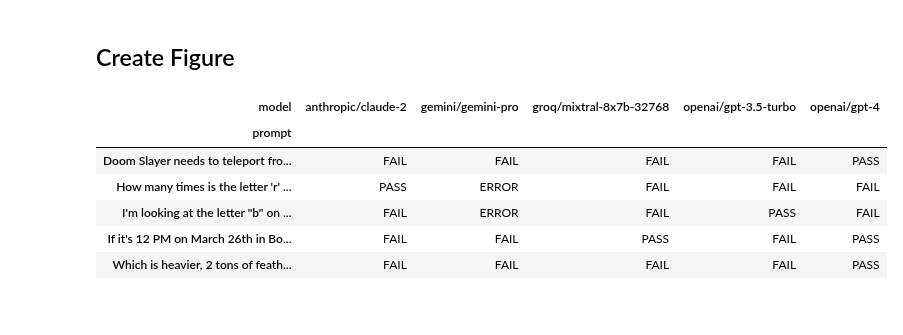
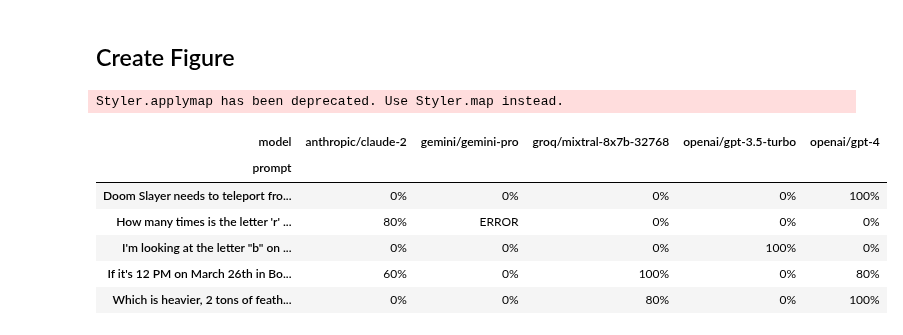
Before and after one commit to abigailhaddad/LMGradingRubric, a Jupyter notebook: code/Quick Assessment.ipynb, the cells around one changed output. Cells and saved outputs as stored; diff of their text form; code cells hidden in the pictures.

Commit message:
-multiple runs and gradient color

```diff
--- a/code/Quick Assessment.ipynb
+++ b/code/Quick Assessment.ipynb
@@ -215,40 +238,34 @@ final_df
 # %% [markdown]
 ## Create Figure
 # %%
-# Reshape the DataFrame
-reshaped_df = final_df.pivot(index='prompt', columns='model', values='category')
+# Calculate proportions of 'PASS' responses
+proportions_df = calculate_proportions(final_df)
 
-# Function to apply color
-def colorize(val):
-    if val == 'PASS':
-        color = '#98FB98'  # Pale green
-    elif val == 'FAIL':
-        color = '#FFB6C1'  # Light pink
-    else:
-        color = '#D3D3D3'  # Light grey
-    return f'background-color: {color}'
+# Apply gradient coloring
+styled_df = proportions_df.style.applymap(gradient_color)
 
-# Apply styling using Styler.map
-styled_df = reshaped_df.style.map(colorize).set_properties(**{
+# Apply percentage formatting
+styled_df = styled_df.format(lambda x: 'ERROR' if x == 'ERROR' else f'{round(x * 100)}%').set_properties(**{
     'border': '1px solid black',
     'text-align': 'center',
     'font-size': '14px'
 }).set_table_styles([{
     'selector': 'th',
     'props': [
         ('background-color', '#F0F8FF'),
         ('text-align', 'center'),
         ('border', '1px solid black')
     ]
 }])
 
 # Display the styled DataFrame
 styled_df
 # %% [output]
+Styler.applymap has been deprecated. Use Styler.map instead.
 | model | anthropic/claude-2 | gemini/gemini-pro | groq/mixtral-8x7b-32768 | openai/gpt-3.5-turbo | openai/gpt-4 |
 | prompt |  |  |  |  |  |
-| Doom Slayer needs to teleport fro... | FAIL | FAIL | FAIL | FAIL | PASS |
-| How many times is the letter 'r' ... | PASS | ERROR | FAIL | FAIL | FAIL |
-| I'm looking at the letter "b" on ... | FAIL | ERROR | FAIL | PASS | FAIL |
-| If it's 12 PM on March 26th in Bo... | FAIL | FAIL | PASS | FAIL | PASS |
-| Which is heavier, 2 tons of feath... | FAIL | FAIL | FAIL | FAIL | PASS |
+| Doom Slayer needs to teleport fro... | 0% | 0% | 0% | 0% | 100% |
+| How many times is the letter 'r' ... | 80% | ERROR | 0% | 0% | 0% |
+| I'm looking at the letter "b" on ... | 0% | 0% | 0% | 100% | 0% |
+| If it's 12 PM on March 26th in Bo... | 60% | 0% | 100% | 0% | 80% |
+| Which is heavier, 2 tons of feath... | 0% | 0% | 80% | 0% | 100% |
```
Also changed, not shown: parts of 2 cells of this notebook, 1 other file.
